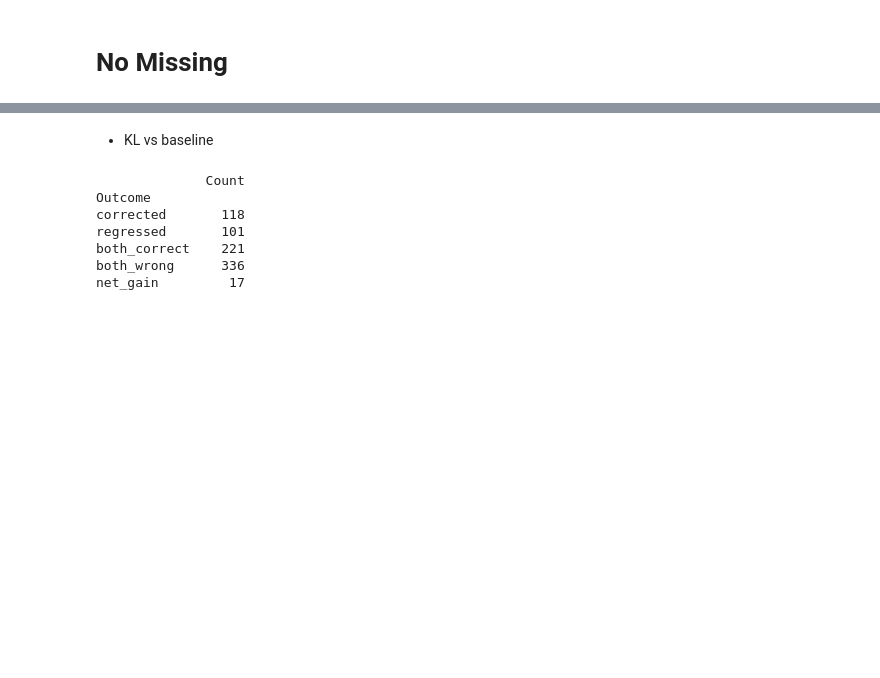
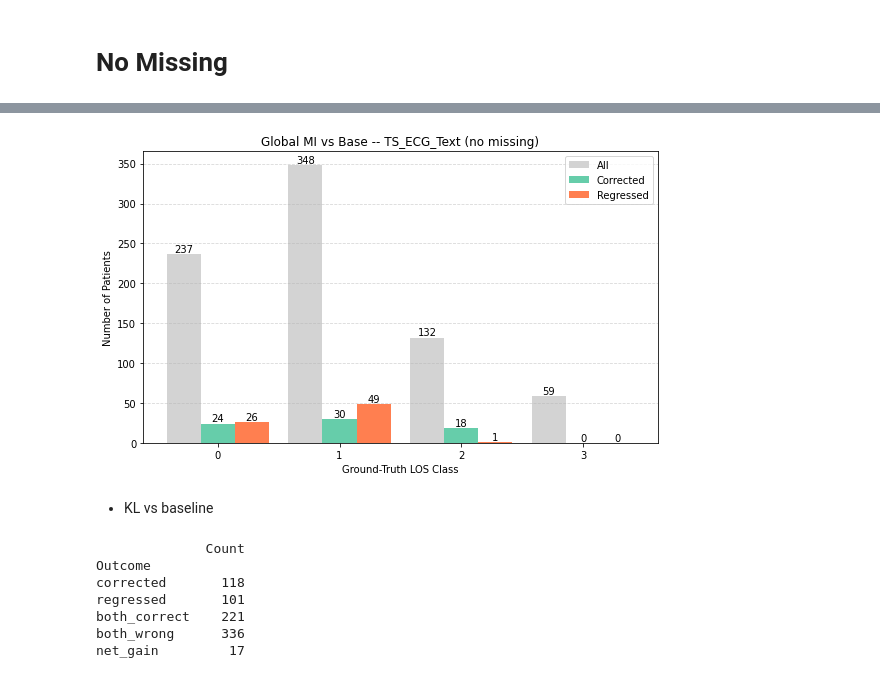
Before and after one commit to JuneHou/Multimodal-Transformer, a Jupyter notebook: Analysis/error_analysis.ipynb, the cells around one changed output, grey strips where cells are left out. Cells and saved outputs as stored; diff of their text form; code cells hidden in the pictures; blank space fills up the shorter version.

```diff
--- a/Analysis/error_analysis.ipynb
+++ b/Analysis/error_analysis.ipynb
@@ -136,0 +185,3 @@ missing = False
+# %%
+dataset = "TS_ECG_Text"
+mi_noCXR = run_outcome_analysis(root_path, paths, missing, dataset, model_base="baseline", model_weighted="MI")
@@ -137,3 +196,7 @@ missing = False
+# %%
+bar_plot(mi_noCXR, "Global MI vs Base -- TS_ECG_Text (no missing)")
+# %% [output]
+[figure, added]
 # %% [markdown]
 - KL vs baseline
 # %%
```
Also changed, not shown: parts of 19 cells of this notebook, 6 other files.
